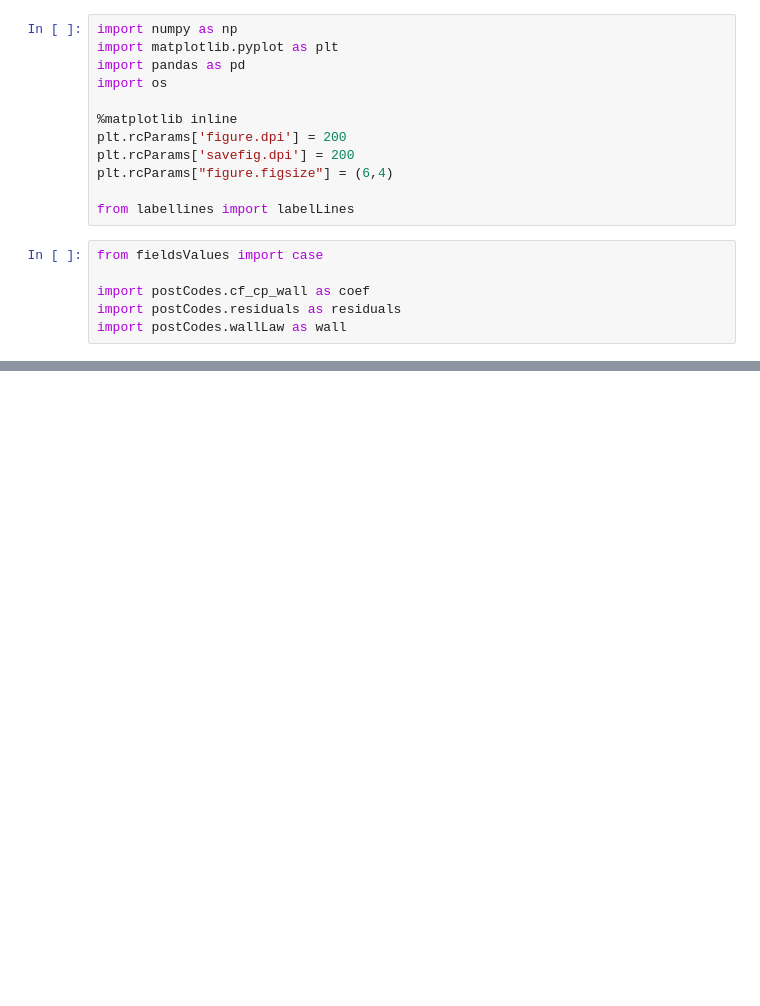
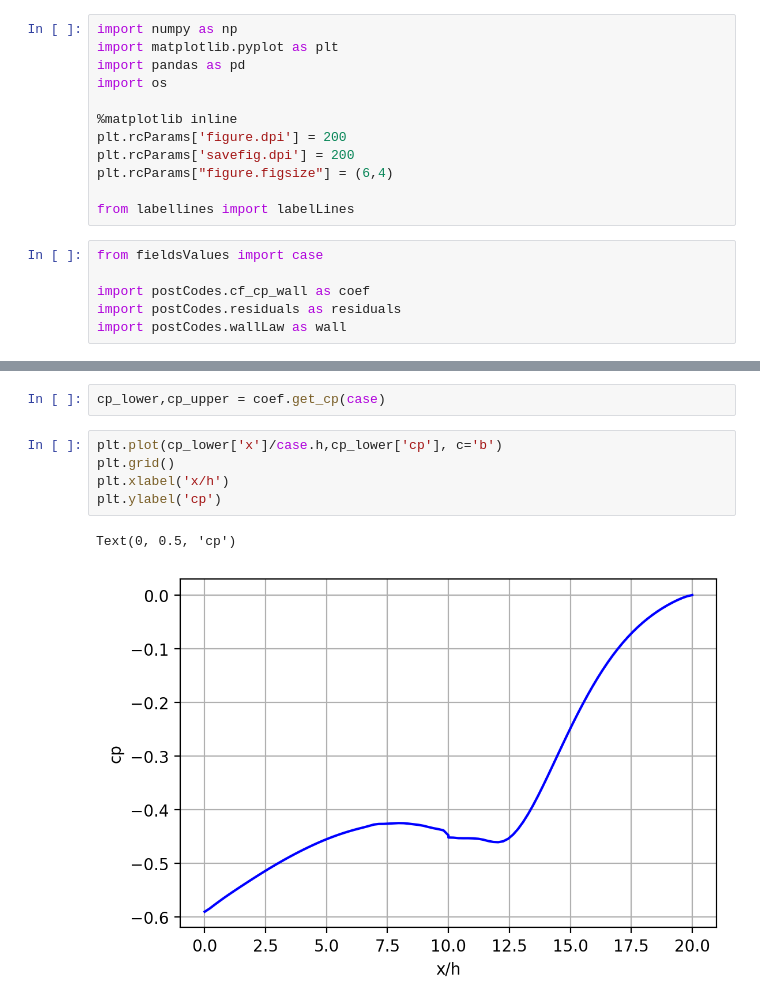
Before and after one commit to MartinAchondo/Simulation-of-Backward-Facing-Step-Flow-Using-OpenFOAM, a Jupyter notebook: 2d_k_omega/plots.ipynb, the cells around one changed output, grey strips where cells are left out. Saved outputs shown, nothing was run; the diff lists cells and outputs as text; blank space fills up the shorter version.

```diff
--- a/2d_k_omega/plots.ipynb
+++ b/2d_k_omega/plots.ipynb
@@ -58,0 +58,10 @@ wall.get_wall('X1','down',case)
+# %%
+cp_lower,cp_upper = coef.get_cp(case)
+# %%
+plt.plot(cp_lower['x']/case.h,cp_lower['cp'], c='b')
+plt.grid()
+plt.xlabel('x/h')
+plt.ylabel('cp')
+# %% [output]
+Text(0, 0.5, 'cp')
+[figure, added]
```
Also changed, not shown: parts of 18 cells of this notebook, 3 other files.
